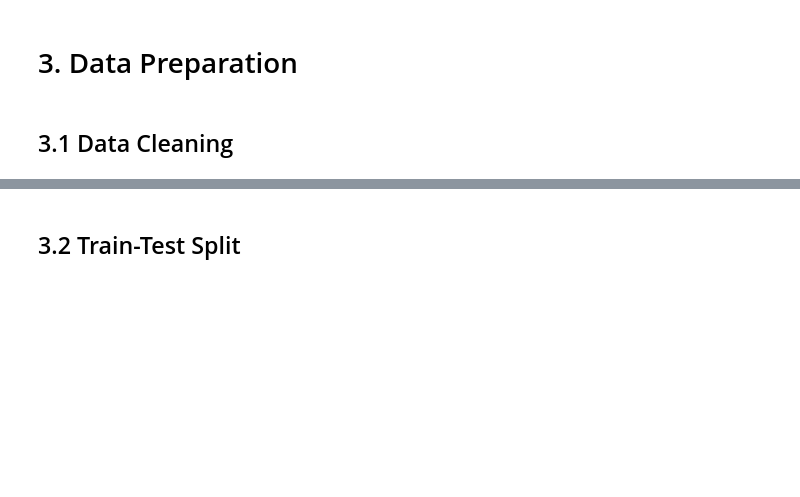
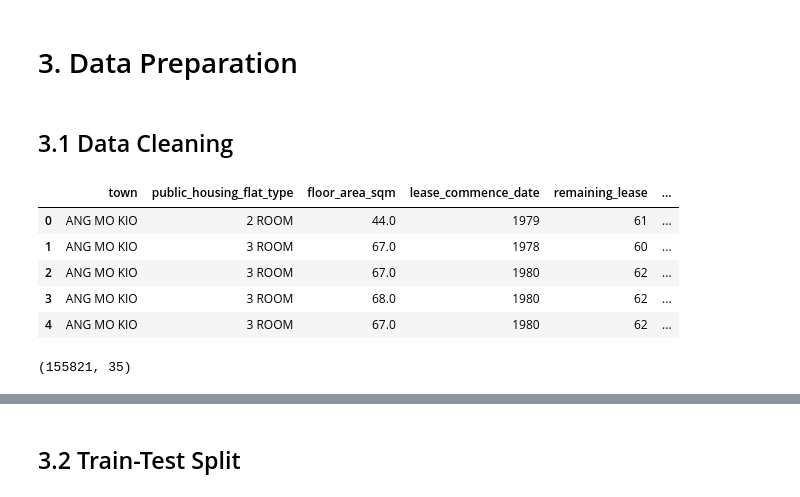
Before and after one commit to gesvda/mldp-project, a Jupyter notebook: MLDP Program Codes Submission Template.ipynb, the cells around one changed output, grey strips where cells are left out. Saved outputs shown, nothing was run; the diff lists cells and outputs as text; code cells hidden in the pictures; blank space fills up the shorter version.

Commit message:
Finished data cleaning and one-hot encoding

```diff
--- a/MLDP Program Codes Submission Template.ipynb
+++ b/MLDP Program Codes Submission Template.ipynb
@@ -183,3 +183,28 @@ The scatterplot shows that the relationship between the floor area and resale pr
 ## 3.1 Data Cleaning
 # %%
 ## Clean data
+df = df.drop(columns= ['month', 'storey_range', 'street_name', 'block', 'flat_model'], axis =1)
+
+## dropping these columns as they are not useful in predicting resale price
+
+df['remaining_lease'] = (
+    df['remaining_lease'].str.extract(r'(\d+)').astype(int)
+)
+## Converting remaining_lease to integer type
+
+df.head()
+# %% [output]
+|  | town | public_housing_flat_type | floor_area_sqm | lease_commence_date | remaining_lease | ... |
+| 0 | ANG MO KIO | 2 ROOM | 44.0 | 1979 | 61 | ... |
+| 1 | ANG MO KIO | 3 ROOM | 67.0 | 1978 | 60 | ... |
+| 2 | ANG MO KIO | 3 ROOM | 67.0 | 1980 | 62 | ... |
+| 3 | ANG MO KIO | 3 ROOM | 68.0 | 1980 | 62 | ... |
+| 4 | ANG MO KIO | 3 ROOM | 67.0 | 1980 | 62 | ... |
+# %%
+## One-hot encoding categorical variables
+
+df = pd.get_dummies(df, columns=['public_housing_flat_type', 'town'], drop_first=True)
+
+df.shape
+# %% [output]
+(155821, 35)
```
Also changed, not shown: parts of 1 cell of this notebook.
